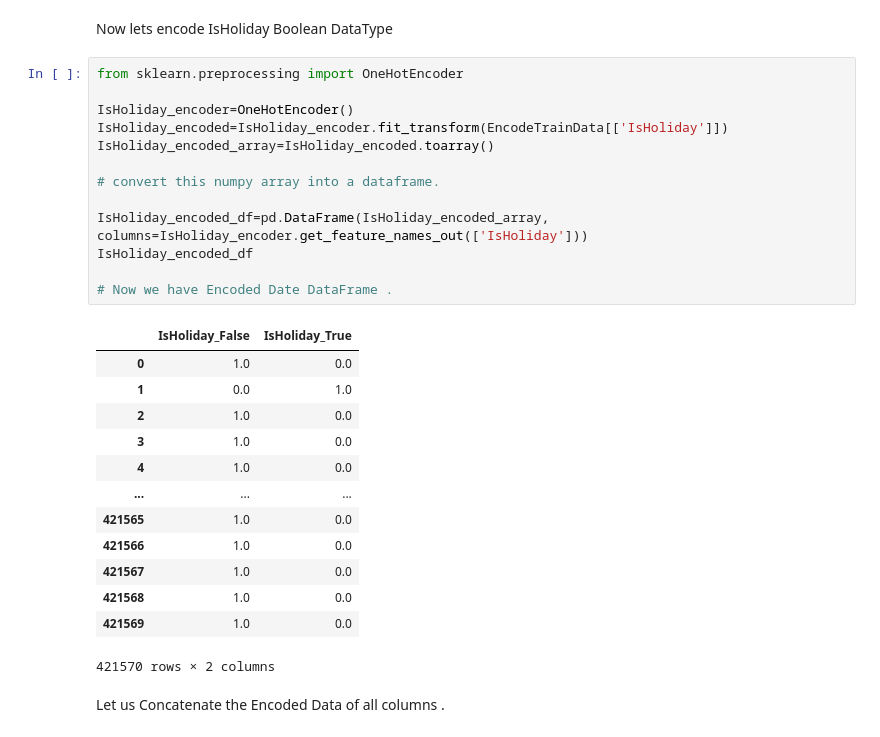
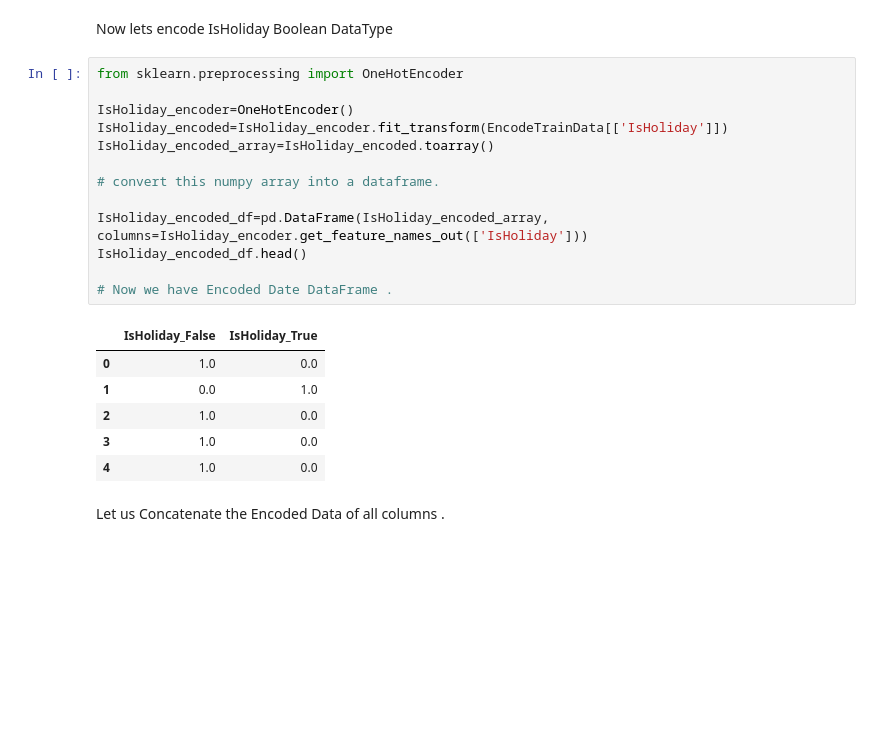
Before and after one commit to akashnarwal7/Walmart-kaggle-Compitetion, a Jupyter notebook: Walmart_Sales_Forecasting.ipynb, the cells around one changed output. Cells and saved outputs as stored; diff of their text form; blank space fills up the shorter version.

```diff
--- a/Walmart_Sales_Forecasting.ipynb
+++ b/Walmart_Sales_Forecasting.ipynb
@@ -183,30 +140,23 @@ Now lets encode IsHoliday Boolean DataType
 # %%
 from sklearn.preprocessing import OneHotEncoder
 
 IsHoliday_encoder=OneHotEncoder()
 IsHoliday_encoded=IsHoliday_encoder.fit_transform(EncodeTrainData[['IsHoliday']])
 IsHoliday_encoded_array=IsHoliday_encoded.toarray()
 
 # convert this numpy array into a dataframe.
 
 IsHoliday_encoded_df=pd.DataFrame(IsHoliday_encoded_array, columns=IsHoliday_encoder.get_feature_names_out(['IsHoliday']))
-IsHoliday_encoded_df
+IsHoliday_encoded_df.head()
 
 # Now we have Encoded Date DataFrame .
 # %% [output]
 |  | IsHoliday_False | IsHoliday_True |
 | 0 | 1.0 | 0.0 |
 | 1 | 0.0 | 1.0 |
 | 2 | 1.0 | 0.0 |
 | 3 | 1.0 | 0.0 |
 | 4 | 1.0 | 0.0 |
-| ... | ... | ... |
-| 421565 | 1.0 | 0.0 |
-| 421566 | 1.0 | 0.0 |
-| 421567 | 1.0 | 0.0 |
-| 421568 | 1.0 | 0.0 |
-| 421569 | 1.0 | 0.0 |
-421570 rows × 2 columns
 # %% [markdown]
 Let us Concatenate the Encoded Data of all columns .
 # %%
```
Also changed, not shown: parts of 7 cells of this notebook.
